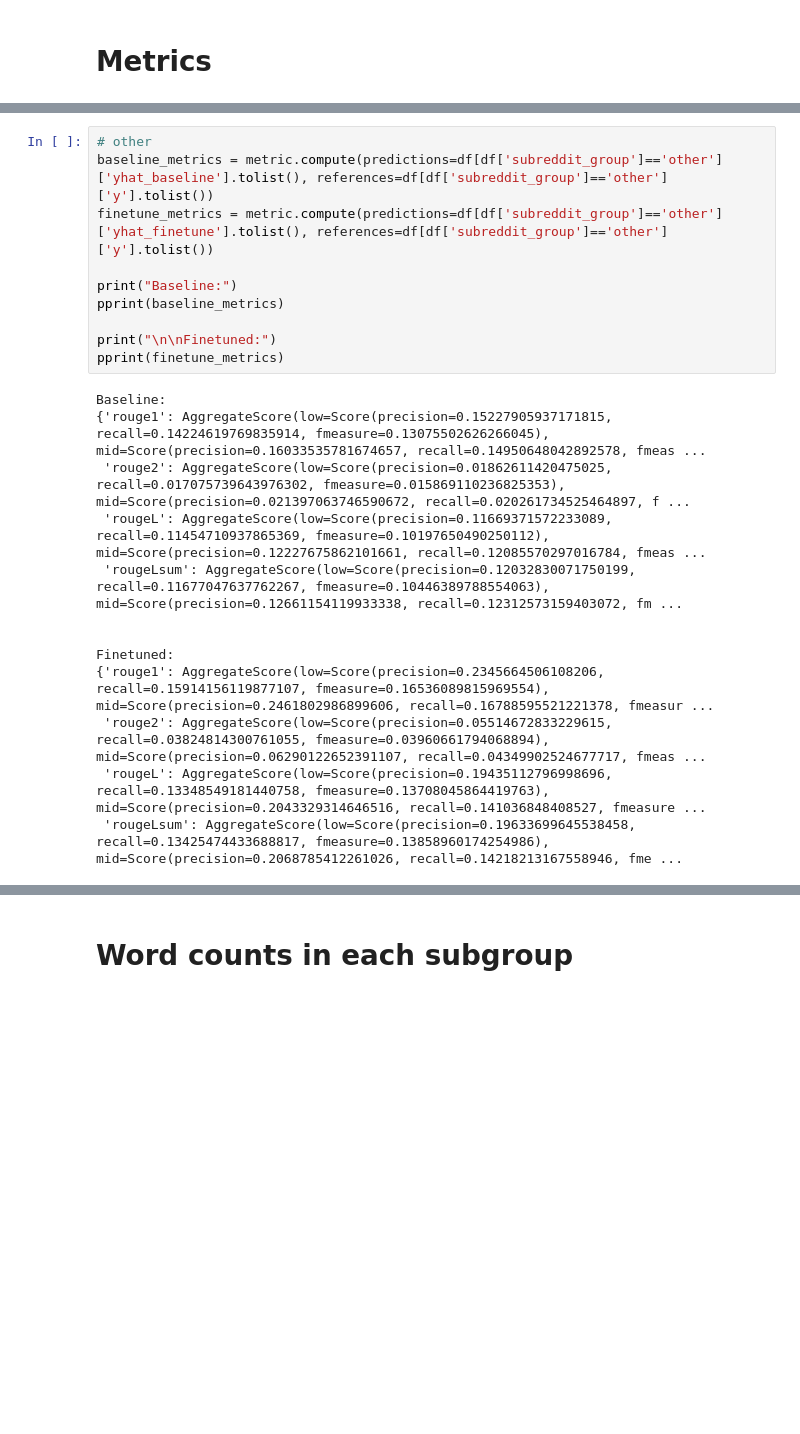
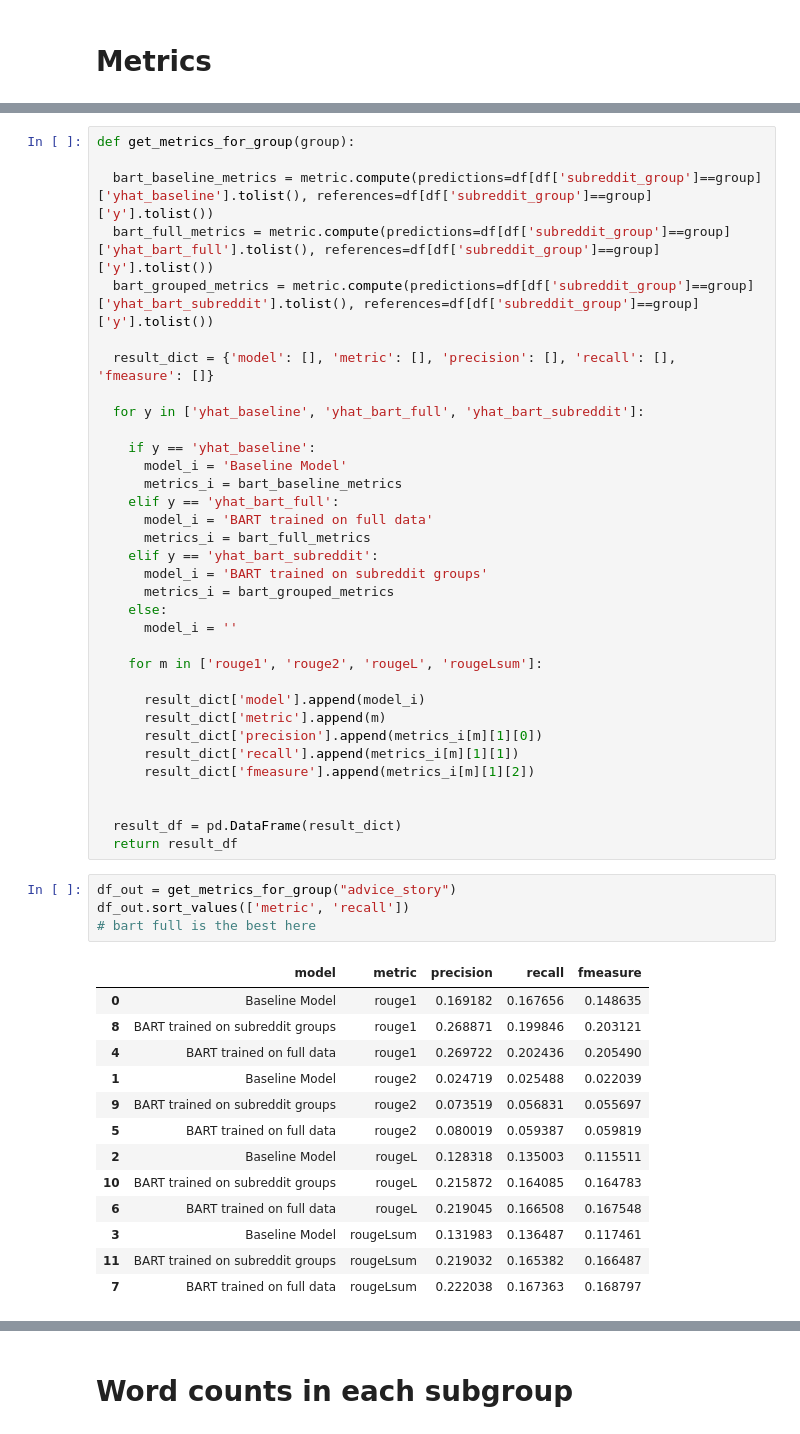
Before and after one commit to trevor-johnson/w266_reddit_summarization, a Jupyter notebook: modeling/BART/round2/4_BART_comparisons.ipynb, the cells around one changed output, grey strips where cells are left out. Cells and saved outputs as stored; diff of their text form; blank space fills up the shorter version.

```diff
--- a/modeling/BART/round2/4_BART_comparisons.ipynb
+++ b/modeling/BART/round2/4_BART_comparisons.ipynb
@@ -191,23 +118,52 @@ Finetuned:
-# %%
-# other
-baseline_metrics = metric.compute(predictions=df[df['subreddit_group']=='other']['yhat_baseline'].tolist(), references=df[df['subreddit_group']=='other']['y'].tolist())
-finetune_metrics = metric.compute(predictions=df[df['subreddit_group']=='other']['yhat_finetune'].tolist(), references=df[df['subreddit_group']=='other']['y'].tolist())
-
-print("Baseline:")
-pprint(baseline_metrics)
-
-print("\n\nFinetuned:")
-pprint(finetune_metrics)
-# %% [output]
-Baseline:
-{'rouge1': AggregateScore(low=Score(precision=0.15227905937171815, recall=0.14224619769835914, fmeasure=0.13075502626266045), mid=Score(precision=0.16033535781674657, recall=0.14950648042892578, fmeas ...
- 'rouge2': AggregateScore(low=Score(precision=0.01862611420475025, recall=0.017075739643976302, fmeasure=0.015869110236825353), mid=Score(precision=0.021397063746590672, recall=0.020261734525464897, f ...
- 'rougeL': AggregateScore(low=Score(precision=0.11669371572233089, recall=0.11454710937865369, fmeasure=0.10197650490250112), mid=Score(precision=0.12227675862101661, recall=0.12085570297016784, fmeas ...
- 'rougeLsum': AggregateScore(low=Score(precision=0.12032830071750199, recall=0.11677047637762267, fmeasure=0.10446389788554063), mid=Score(precision=0.12661154119933338, recall=0.12312573159403072, fm ...
-
-
-Finetuned:
-{'rouge1': AggregateScore(low=Score(precision=0.2345664506108206, recall=0.15914156119877107, fmeasure=0.16536089815969554), mid=Score(precision=0.2461802986899606, recall=0.16788595521221378, fmeasur ...
- 'rouge2': AggregateScore(low=Score(precision=0.05514672833229615, recall=0.03824814300761055, fmeasure=0.03960661794068894), mid=Score(precision=0.06290122652391107, recall=0.04349902524677717, fmeas ...
- 'rougeL': AggregateScore(low=Score(precision=0.19435112796998696, recall=0.13348549181440758, fmeasure=0.13708045864419763), mid=Score(precision=0.2043329314646516, recall=0.141036848408527, fmeasure ...
- 'rougeLsum': AggregateScore(low=Score(precision=0.19633699645538458, recall=0.13425474433688817, fmeasure=0.13858960174254986), mid=Score(precision=0.2068785412261026, recall=0.14218213167558946, fme ...
+# %%
+def get_metrics_for_group(group):
+
+  bart_baseline_metrics = metric.compute(predictions=df[df['subreddit_group']==group]['yhat_baseline'].tolist(), references=df[df['subreddit_group']==group]['y'].tolist())
+  bart_full_metrics = metric.compute(predictions=df[df['subreddit_group']==group]['yhat_bart_full'].tolist(), references=df[df['subreddit_group']==group]['y'].tolist())
+  bart_grouped_metrics = metric.compute(predictions=df[df['subreddit_group']==group]['yhat_bart_subreddit'].tolist(), references=df[df['subreddit_group']==group]['y'].tolist())
+
+  result_dict = {'model': [], 'metric': [], 'precision': [], 'recall': [], 'fmeasure': []}
+
+  for y in ['yhat_baseline', 'yhat_bart_full', 'yhat_bart_subreddit']:
+
+    if y == 'yhat_baseline':
+      model_i = 'Baseline Model'
+      metrics_i = bart_baseline_metrics
+    elif y == 'yhat_bart_full':
+      model_i = 'BART trained on full data'
+      metrics_i = bart_full_metrics
+    elif y == 'yhat_bart_subreddit':
+      model_i = 'BART trained on subreddit groups'
+      metrics_i = bart_grouped_metrics
+    else:
+      model_i = ''
+
+    for m in ['rouge1', 'rouge2', 'rougeL', 'rougeLsum']:
+
+      result_dict['model'].append(model_i)
+      result_dict['metric'].append(m)
+      result_dict['precision'].append(metrics_i[m][1][0])
+      result_dict['recall'].append(metrics_i[m][1][1])
+      result_dict['fmeasure'].append(metrics_i[m][1][2])
+
+
+  result_df = pd.DataFrame(result_dict)
+  return result_df
+# %%
+df_out = get_metrics_for_group("advice_story")
+df_out.sort_values(['metric', 'recall'])
+# bart full is the best here
+# %% [output]
+|  | model | metric | precision | recall | fmeasure |
+| 0 | Baseline Model | rouge1 | 0.169182 | 0.167656 | 0.148635 |
+| 8 | BART trained on subreddit groups | rouge1 | 0.268871 | 0.199846 | 0.203121 |
+| 4 | BART trained on full data | rouge1 | 0.269722 | 0.202436 | 0.205490 |
+| 1 | Baseline Model | rouge2 | 0.024719 | 0.025488 | 0.022039 |
+| 9 | BART trained on subreddit groups | rouge2 | 0.073519 | 0.056831 | 0.055697 |
+| 5 | BART trained on full data | rouge2 | 0.080019 | 0.059387 | 0.059819 |
+| 2 | Baseline Model | rougeL | 0.128318 | 0.135003 | 0.115511 |
+| 10 | BART trained on subreddit groups | rougeL | 0.215872 | 0.164085 | 0.164783 |
+| 6 | BART trained on full data | rougeL | 0.219045 | 0.166508 | 0.167548 |
+| 3 | Baseline Model | rougeLsum | 0.131983 | 0.136487 | 0.117461 |
+| 11 | BART trained on subreddit groups | rougeLsum | 0.219032 | 0.165382 | 0.166487 |
+| 7 | BART trained on full data | rougeLsum | 0.222038 | 0.167363 | 0.168797 |
```
Also changed, not shown: parts of 24 cells of this notebook, 2 other files.
